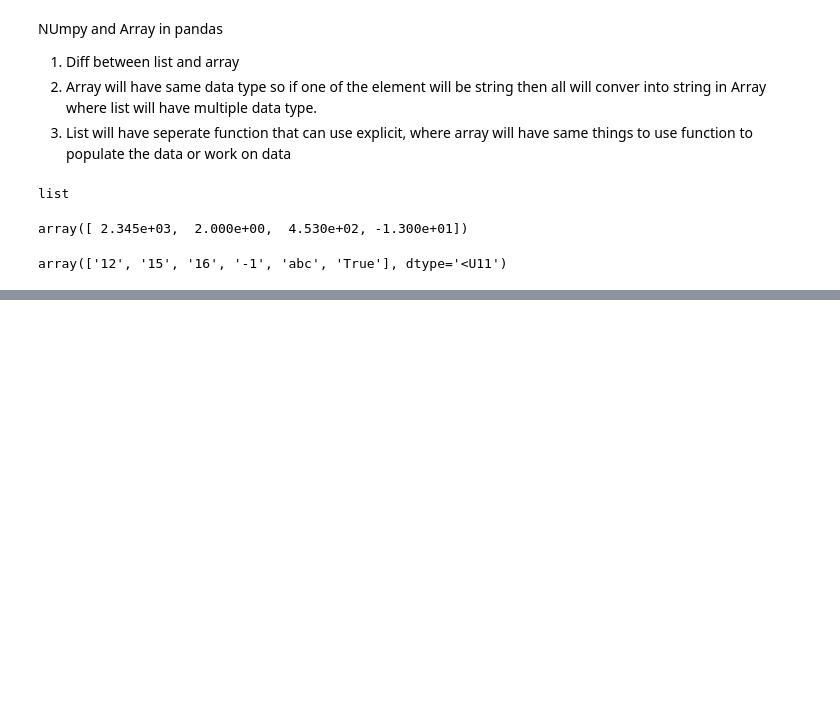
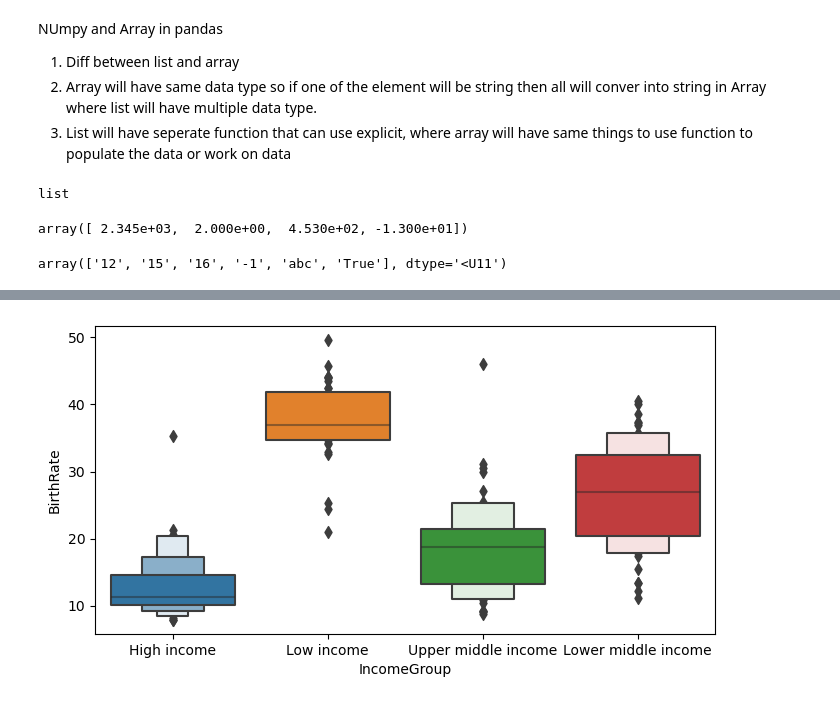
Before and after one commit to vishvadeepaktripathi/Udemy_python_cource, a Jupyter notebook: Udemy_For_loop.ipynb, the cells around one changed output, grey strips where cells are left out. Saved outputs shown, nothing was run; the diff lists cells and outputs as text; code cells hidden in the pictures; blank space fills up the shorter version.

```diff
--- a/Udemy_For_loop.ipynb
+++ b/Udemy_For_loop.ipynb
@@ -166,0 +716,5 @@ array(['12', '15', '16', '-1', 'abc', 'True'], dtype='<U11')
+# %%
+# Boxplot
+vis3 = sns.boxenplot(data = Stat2, x = 'IncomeGroup', y="BirthRate")
+# %% [output]
+[figure, added]
```
Also changed, not shown: parts of 79 cells of this notebook, 8 other files.
